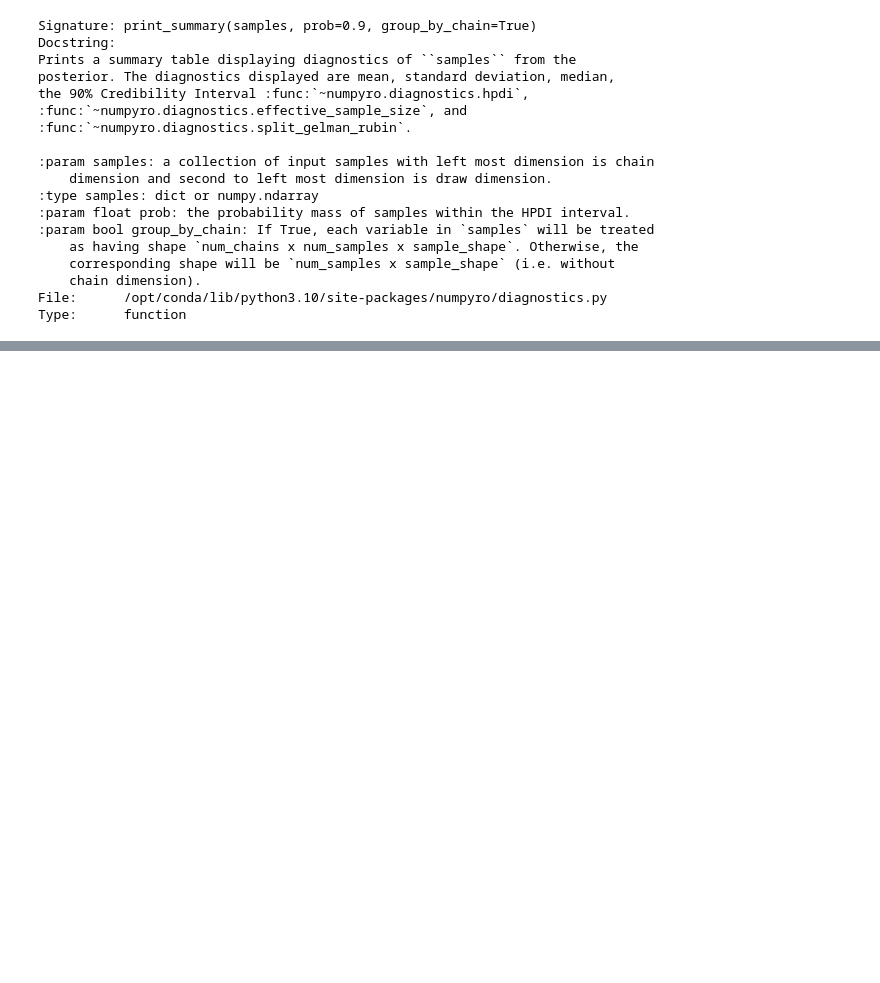
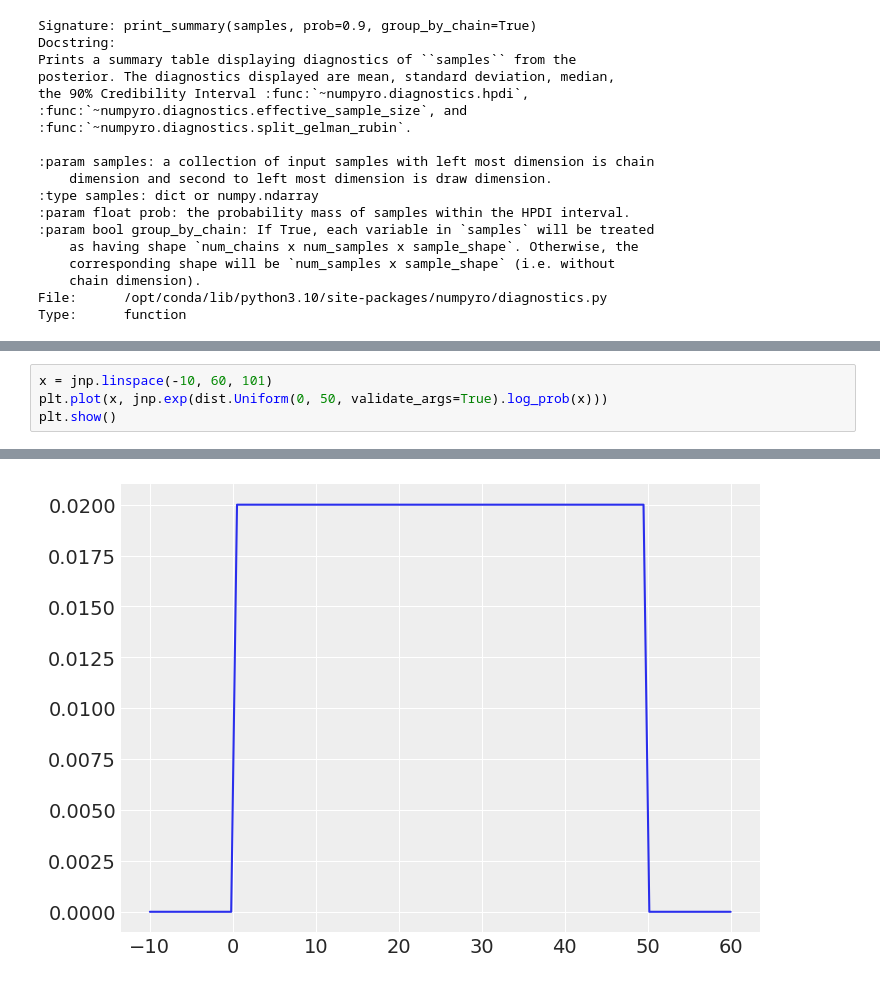
Before and after one commit to flyinacres/rethinking, a Jupyter notebook: rethinking-chapter-4.ipynb, the cells around one changed output, grey strips where cells are left out. Drawn from its saved outputs; the diff is of its cells as text; blank space fills up the shorter version.

```diff
--- a/rethinking-chapter-4.ipynb
+++ b/rethinking-chapter-4.ipynb
@@ -124,0 +148,5 @@ Type:      function
+# %%
+x = jnp.linspace(-10, 60, 101)
+plt.plot(x, jnp.exp(dist.Uniform(0, 50, validate_args=True).log_prob(x)))
+plt.show()
+# %% [output]
@@ -124,0 +154 @@ Type:      function
+[figure, added]
```
Also changed, not shown: parts of 4 cells of this notebook.
